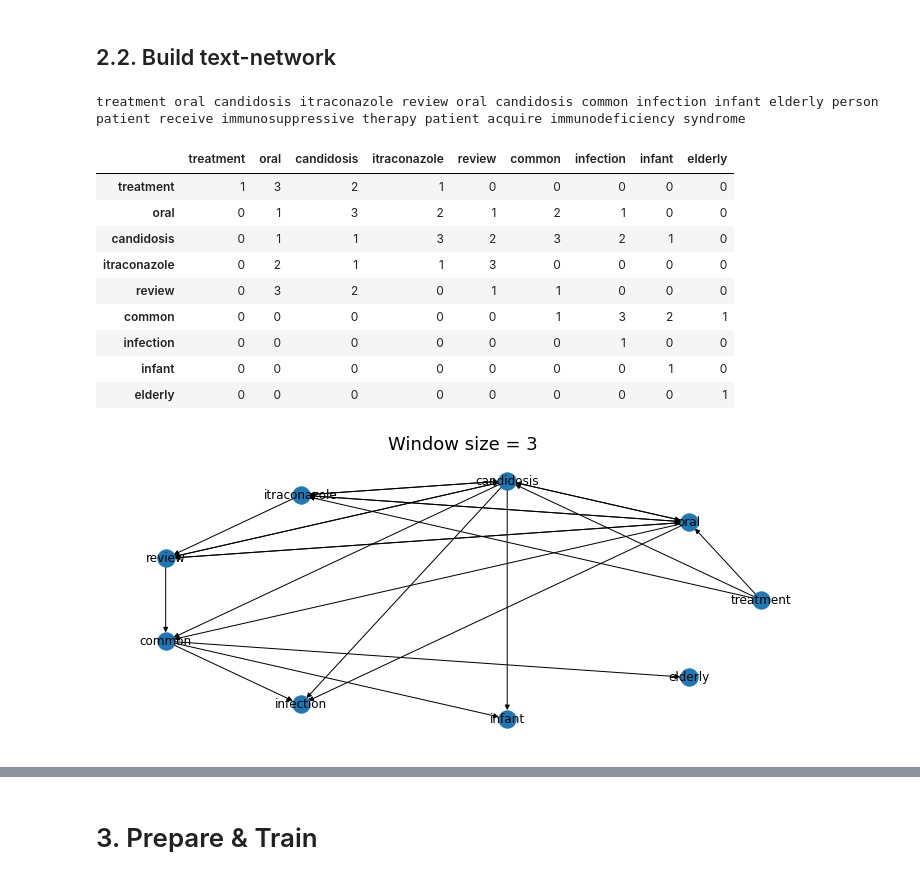
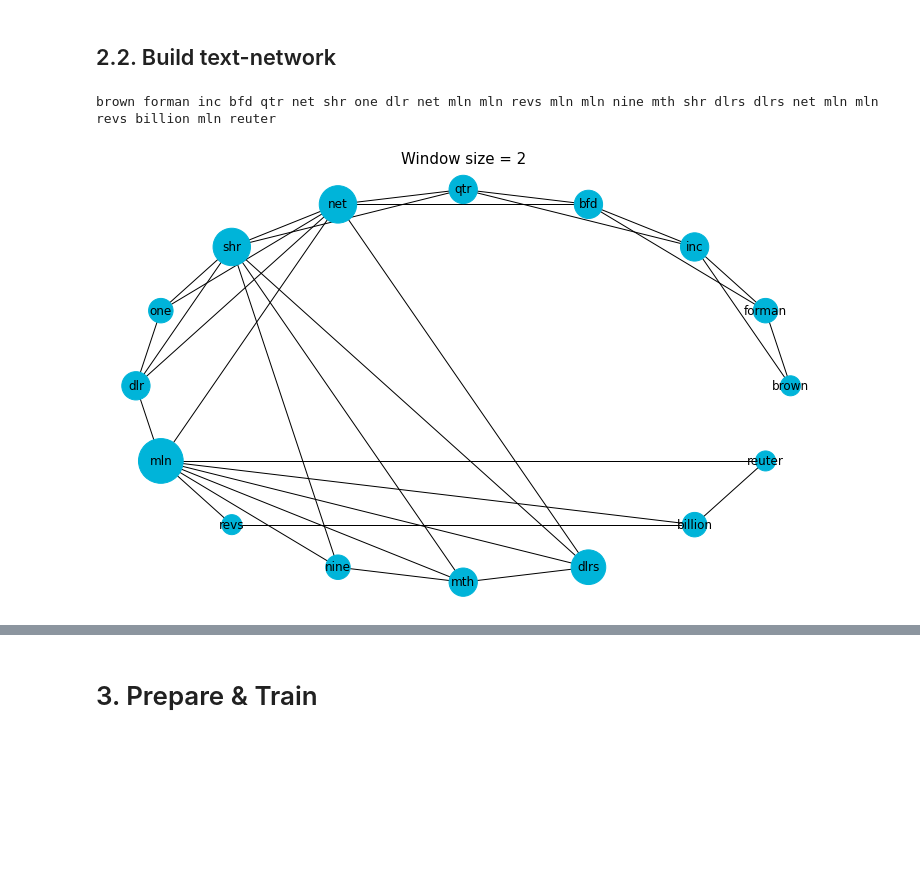
Before and after one commit to VirtualRoyalty/Text-level-GCN, a Jupyter notebook: pipeline/main-research.ipynb, the cells around one changed output, grey strips where cells are left out. Cells and saved outputs as stored; diff of their text form; code cells hidden in the pictures; blank space fills up the shorter version.

```diff
--- a/pipeline/main-research.ipynb
+++ b/pipeline/main-research.ipynb
@@ -18,8 +63,10 @@ with open('../.secret.env', 'r') as f:
 # %% [markdown]
 # 1. Data Loading
 # %%
-NAME = 'ohsumed'
-X_train_df = pd.read_csv('../data/%s/clean/%s_train.csv' % (NAME, NAME))
+NAME = '20ng'
+X_train_df = pd.read_csv('%s/data/%s/clean/%s_train.csv' % (prefix_path, NAME, NAME))
 X_train_df = X_train_df[X_train_df.columns[-4:]]
-X_test_df = pd.read_csv('../data/%s/clean/%s_test.csv' % (NAME, NAME))
+X_test_df = pd.read_csv('%s/data/%s/clean/%s_test.csv' % (prefix_path, NAME, NAME))
 X_test_df = X_test_df[X_test_df.columns[-4:]]
+
+len(X_train_df), len(X_test_df)
@@ -48,6 +93,11 @@ import nltk
 from nltk.tokenize import word_tokenize
 nltk.download('punkt')
 
+
+X_train_df['clean_text'] = X_train_df['clean_text'].astype('str')
 X_train_df['tokens'] = X_train_df['clean_text'].apply(lambda x: word_tokenize(x))
-X_test_df['tokens'] = X_test_df['clean_text'].apply(lambda x: word_tokenize(x))
+
+
+X_test_df['clean_text'] = X_test_df['clean_text'].astype('str')
+X_test_df['tokens'] = X_test_df['clean_text'].apply(lambda x: word_tokenize(x) if type(x)==str else [] )
 # %% [output]
@@ -82,42 +145,33 @@ import networkx as nx
 import preprocess.graph as pgraph
 pgraph = imp.reload(pgraph)
 # %%
-sample_text = X_train_df['clean_text'].iloc[10].split()[:20]
+slen = 40
+sample_text = X_train_df['clean_text'].iloc[5].split()[:slen]
 print(' '.join(sample_text))
 # %% [output]
-treatment oral candidosis itraconazole review oral candidosis common infection infant elderly person patient receive immunosuppressive therapy patient acquire immunodeficiency syndrome
+brown forman inc bfd qtr net shr one dlr net mln mln revs mln mln nine mth shr dlrs dlrs net mln mln revs billion mln reuter
 # %%
-win_size = 3
-max_nds = 9
+win_size = 2
+max_nds = 20
 
 G_sample = pgraph.doc2graph(sample_text,
                             max_nodes=max_nds,
                             window_size=win_size,
-                            infranodus_weights=True,
-                            is_directed=True)
+                            infranodus_weights=False,
+                            is_directed=False)
+A = nx.adjacency_matrix(G_sample).todense()
 # %%
-A = nx.adjacency_matrix(G_sample).todense()
-np.fill_diagonal(A, 1)
-pd.DataFrame(np.around(A, 1), columns=G_sample.nodes, index=G_sample.nodes)
+# np.fill_diagonal(A, 1)
+# pd.DataFrame(np.around(A, 1), columns=G_sample.nodes, index=G_sample.nodes)
-# %% [output]
-|  | treatment | oral | candidosis | itraconazole | review | common | infection | infant | elderly |
-| treatment | 1 | 3 | 2 | 1 | 0 | 0 | 0 | 0 | 0 |
-| oral | 0 | 1 | 3 | 2 | 1 | 2 | 1 | 0 | 0 |
-| candidosis | 0 | 1 | 1 | 3 | 2 | 3 | 2 | 1 | 0 |
-| itraconazole | 0 | 2 | 1 | 1 | 3 | 0 | 0 | 0 | 0 |
-| review | 0 | 3 | 2 | 0 | 1 | 1 | 0 | 0 | 0 |
-| common | 0 | 0 | 0 | 0 | 0 | 1 | 3 | 2 | 1 |
-| infection | 0 | 0 | 0 | 0 | 0 | 0 | 1 | 0 | 0 |
-| infant | 0 | 0 | 0 | 0 | 0 | 0 | 0 | 1 | 0 |
-| elderly | 0 | 0 | 0 | 0 | 0 | 0 | 0 | 0 | 1 |
 # %%
 import matplotlib.pyplot as plt
 
 
-plt.figure(figsize=(10, 4))
+plt.figure(figsize=(10, 6))
 pos = nx.circular_layout(G_sample)
-nx.draw(G_sample, with_labels=True, pos=pos)
-plt.title('Window size = %d' % win_size, fontsize=18)
+D = dict(G_sample.degree)
+nx.draw(G_sample, with_labels=True, pos=pos, node_size=[D[k]*200 for k in D], font_size=12, node_color='#00b4d9')
+plt.title('Window size = %d' % win_size, fontsize=15)
 pass
 # %% [output]
-[figure, old version]
+[figure, new version]
```
Also changed, not shown: parts of 41 cells of this notebook.
